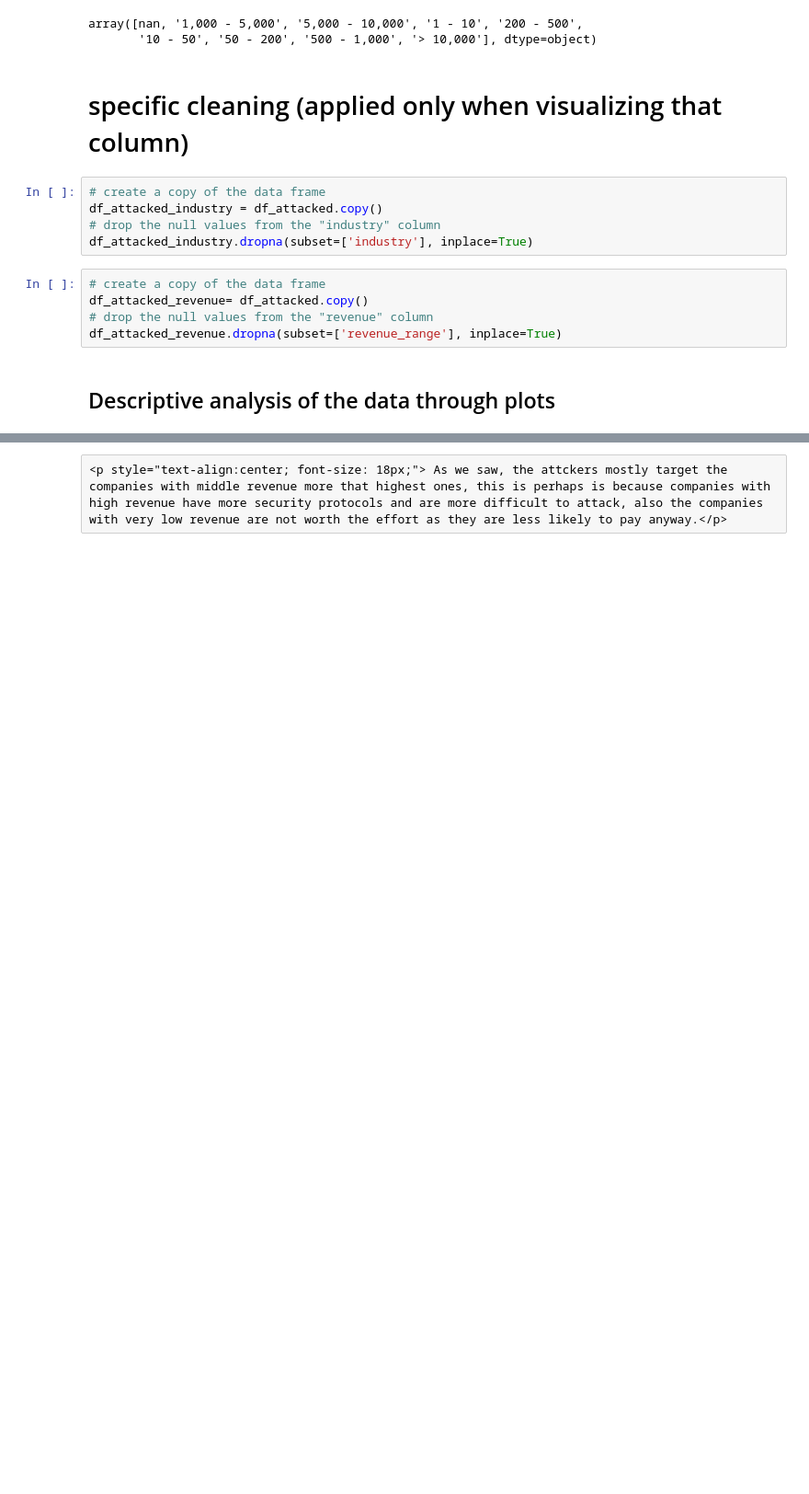
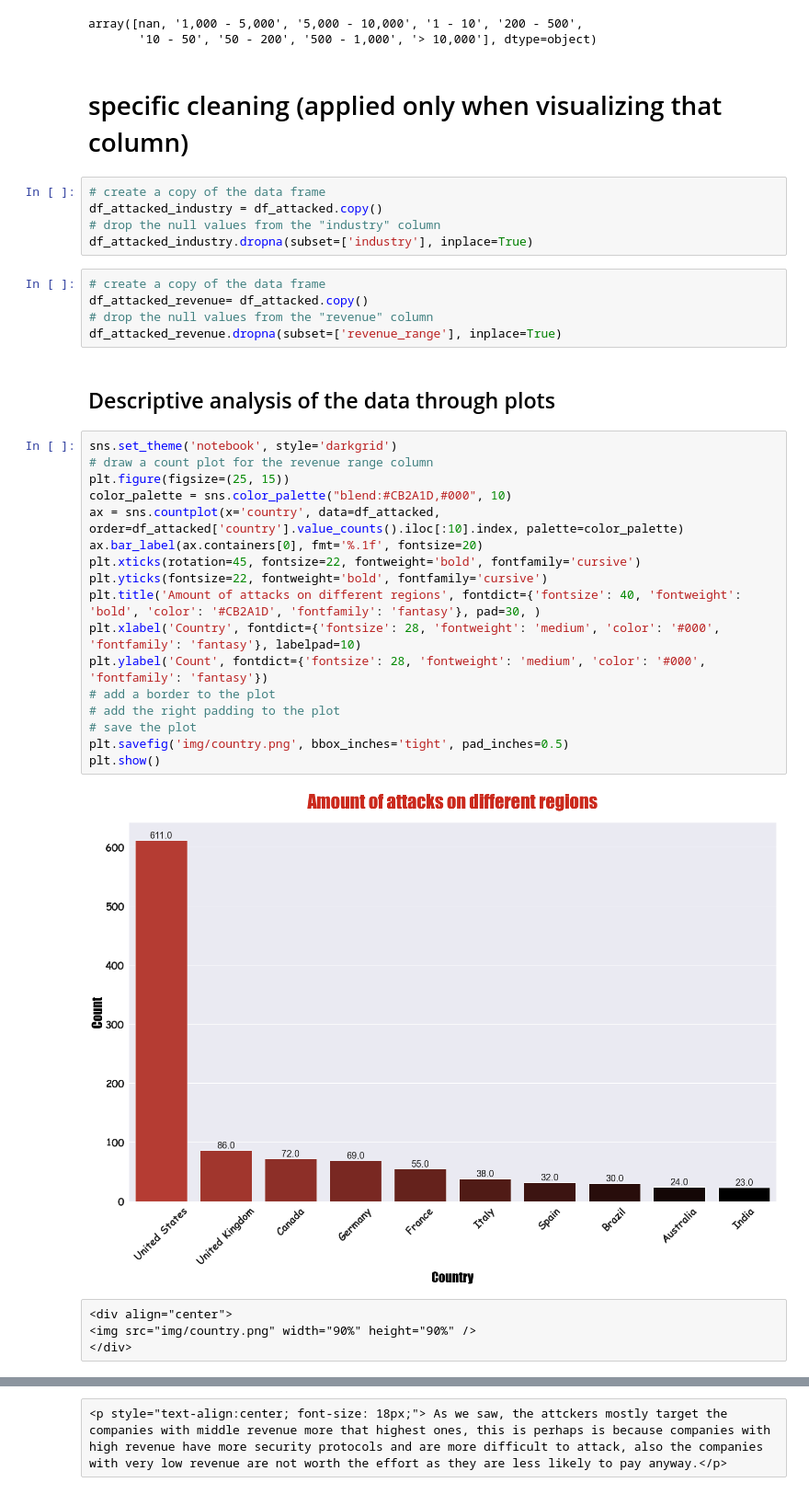
Before and after one commit to DoniaEsawi/Ransomware-Revealed, a Jupyter notebook: jupyter2slides/static/presentation_template.ipynb, the cells around one changed output, grey strips where cells are left out. Shown at 92% size. Cells and saved outputs as stored; diff of their text form; blank space fills up the shorter version.

```diff
--- a/jupyter2slides/static/presentation_template.ipynb
+++ b/jupyter2slides/static/presentation_template.ipynb
@@ -222,6 +231,29 @@ df_attacked_revenue= df_attacked.copy()
 df_attacked_revenue.dropna(subset=['revenue_range'], inplace=True)
 # %% [markdown]
 ## Descriptive analysis of the data through plots
+# %%
+sns.set_theme('notebook', style='darkgrid')
+# draw a count plot for the revenue range column
+plt.figure(figsize=(25, 15))
+color_palette = sns.color_palette("blend:#CB2A1D,#000", 10)
+ax = sns.countplot(x='country', data=df_attacked, order=df_attacked['country'].value_counts().iloc[:10].index, palette=color_palette)
+ax.bar_label(ax.containers[0], fmt='%.1f', fontsize=20)
+plt.xticks(rotation=45, fontsize=22, fontweight='bold', fontfamily='cursive')
+plt.yticks(fontsize=22, fontweight='bold', fontfamily='cursive')
+plt.title('Amount of attacks on different regions', fontdict={'fontsize': 40, 'fontweight': 'bold', 'color': '#CB2A1D', 'fontfamily': 'fantasy'}, pad=30, )
+plt.xlabel('Country', fontdict={'fontsize': 28, 'fontweight': 'medium', 'color': '#000', 'fontfamily': 'fantasy'}, labelpad=10)
+plt.ylabel('Count', fontdict={'fontsize': 28, 'fontweight': 'medium', 'color': '#000', 'fontfamily': 'fantasy'})
+# add a border to the plot
+# add the right padding to the plot
+# save the plot
+plt.savefig('img/country.png', bbox_inches='tight', pad_inches=0.5)
+plt.show()
+# %% [output]
+[figure, added]
+# %% [raw]
+<div align="center">
+<img src="img/country.png" width="90%" height="90%" />
+</div>
 # %%
 sns.set_theme('notebook', style='darkgrid')
 # draw a count plot for the revenue range column
```
Also changed, not shown: parts of 51 cells of this notebook, 41 other files.
